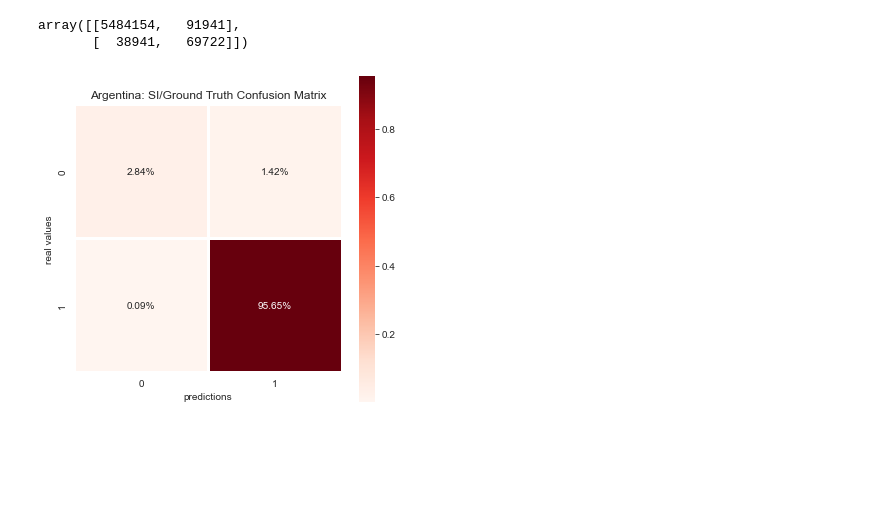
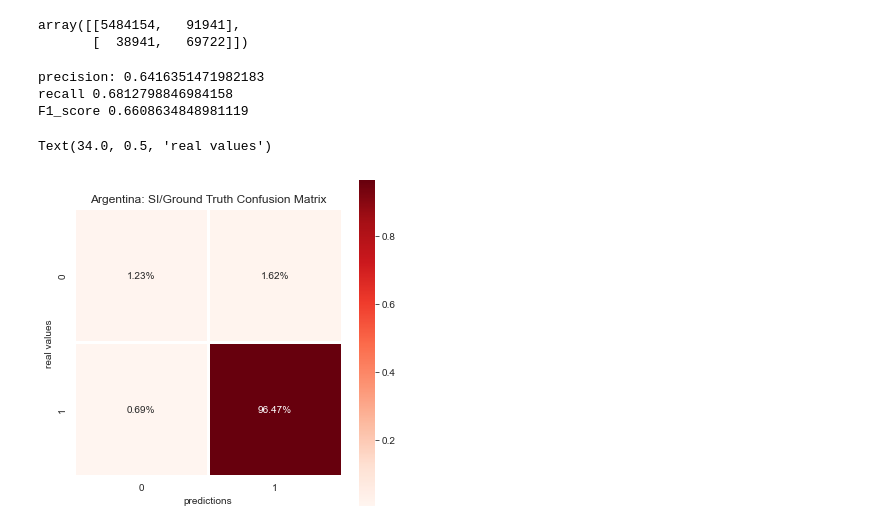
Before and after one commit to emilybirch36/Deep-learning-with-remote-sensing, a Jupyter notebook: Deriving_Spectral_Index.ipynb, the cells around one changed output. Cells and saved outputs as stored; diff of their text form; code cells hidden in the pictures; blank space fills up the shorter version.

Commit message:
add: plots of miou and F1 scores

```diff
--- a/Deriving_Spectral_Index.ipynb
+++ b/Deriving_Spectral_Index.ipynb
@@ -190,29 +219,57 @@ array([[5484154,   91941],
 # %%
 import seaborn as sns
 
 os.chdir('/Users/emilybirch/Documents/UCL_Dissertation/FINAL/SPECTRAL_INDEX/Snow_masks')
 # SI pic
-Y_pred = imread('Argentina_SI_snow_mask.tif')
+Y_pred = imread('France_SI_snow_mask.tif')
 
 os.chdir('/Users/emilybirch/Documents/UCL_Dissertation/FINAL/LABELS')
 # ground truth
-Y_val = imread('Arg_bbox3_2.png') #/ 255)
+Y_val = imread('FR_bbox1_5.png') #/ 255)
+
+# Al_bbox1_2
+#Arg_bbox3_2
+#Nor_bbox1_18
+
+#CN_bbox3_4
+#FR_bbox1_5
+#NZ_bbox1_8
+
 
 Y_val = Y_val/255
 #print("unique", np.unique(y_true))
 
 
 FP = len(np.where(Y_pred - Y_val  == -1)[0])
 FN = len(np.where(Y_pred - Y_val  == 1)[0])
 TP = len(np.where(Y_pred + Y_val ==2)[0])
 TN = len(np.where(Y_pred + Y_val == 0)[0])
 cmat = [[TP, FN], [FP, TN]]
 
+
+precision_score = TP / (FP + TP)
+print('precision:',precision_score)
+
+
+recall_score = TP / (FN + TP)
+print("recall", recall_score)
+
+
+F1_score = 2* precision_score * recall_score/ (precision_score + recall_score)
+print("F1_score", F1_score)
+
+
+
+
 plt.figure(figsize = (6,6))
 sns.heatmap(cmat/np.sum(cmat), cmap="Reds", annot=True, fmt = '.2%', square=1,   linewidth=2.)
 plt.title("Argentina: SI/Ground Truth Confusion Matrix")
 plt.xlabel("predictions")
 plt.ylabel("real values")
-plt.show()
+#plt.show()
 # %% [output]
+precision: 0.6416351471982183
+recall 0.6812798846984158
+F1_score 0.6608634848981119
+Text(34.0, 0.5, 'real values')
-[figure, old version]
+[figure, new version]
```
Also changed, not shown: parts of 8 cells of this notebook.
